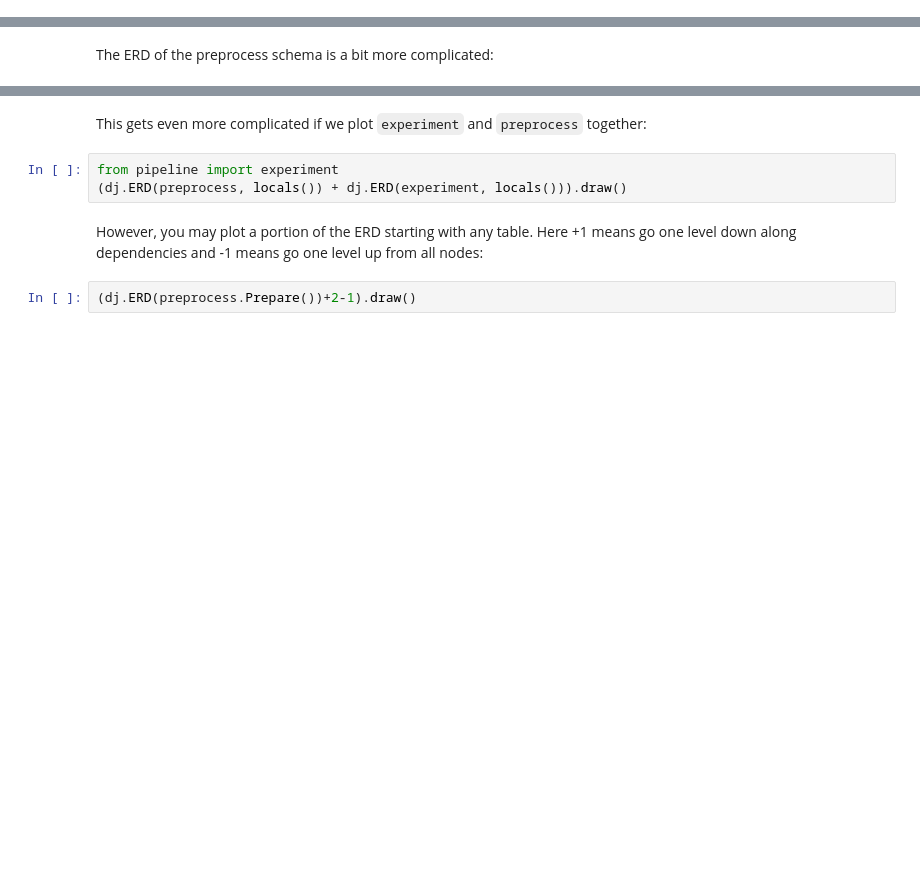
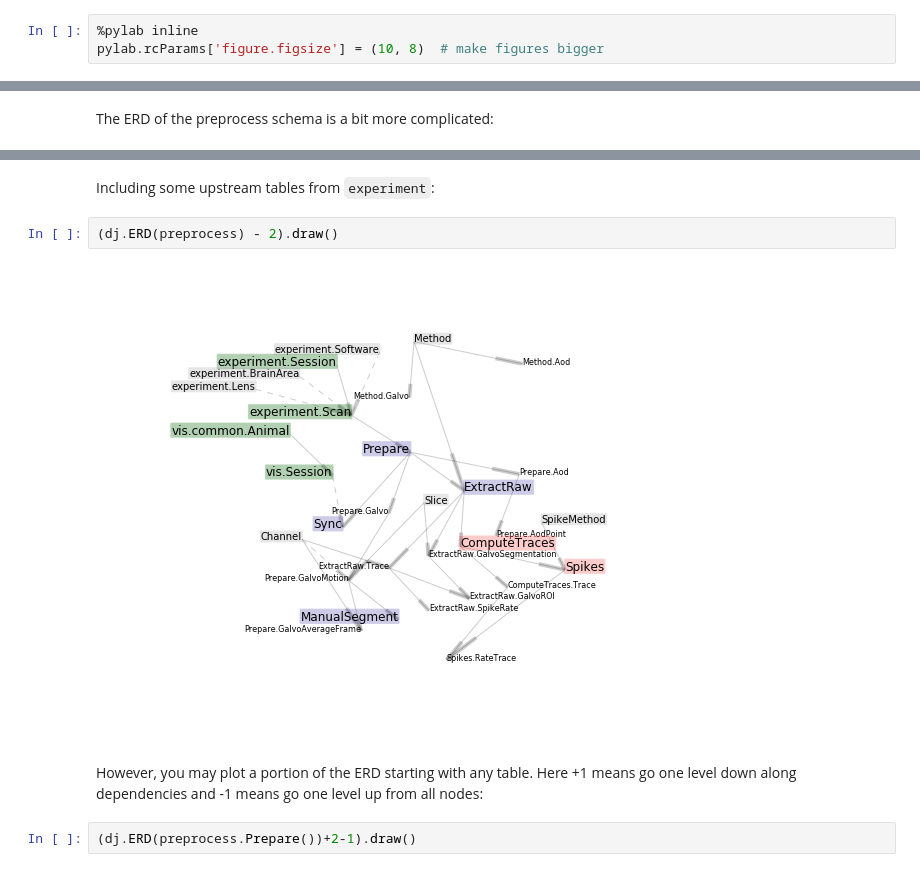
Before and after one commit to cajal/pipeline, a Jupyter notebook: jupyter/notebooks/pipeline_preprocess.ipynb, the cells around one changed output, grey strips where cells are left out. Cells and saved outputs as stored; diff of their text form; blank space fills up the shorter version.

```diff
--- a/jupyter/notebooks/pipeline_preprocess.ipynb
+++ b/jupyter/notebooks/pipeline_preprocess.ipynb
@@ -8,0 +5,3 @@ Populating the interactive namespace from numpy and matplotlib
+# %%
+%pylab inline
+pylab.rcParams['figure.figsize'] = (10, 8)  # make figures bigger
@@ -24,8 +25,9 @@ dj.ERD(preprocess).draw()
-# %% [markdown]
-This gets even more complicated if we plot `experiment` and `preprocess` together:
-# %%
-from pipeline import experiment
-(dj.ERD(preprocess, locals()) + dj.ERD(experiment, locals())).draw()
+# %% [markdown]
+Including some upstream tables from `experiment`:
+# %%
+(dj.ERD(preprocess) - 2).draw()
+# %% [output]
+[figure, added]
 # %% [markdown]
 However, you may plot a portion of the ERD starting with any table.  Here +1 means go one level down along dependencies and -1 means go one level up from all nodes:
 # %%
```
Also changed, not shown: parts of 31 cells of this notebook, 7 other files.
